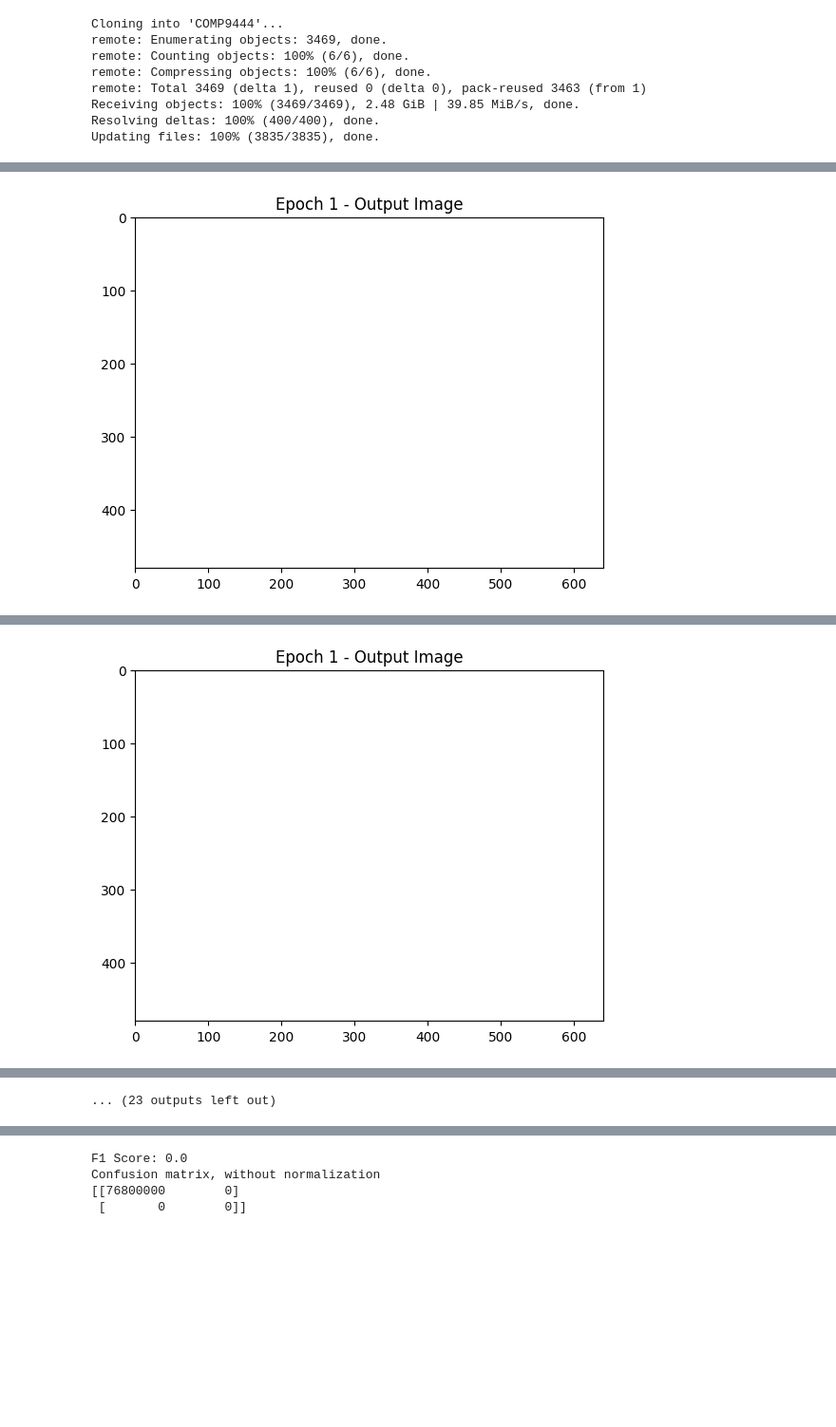
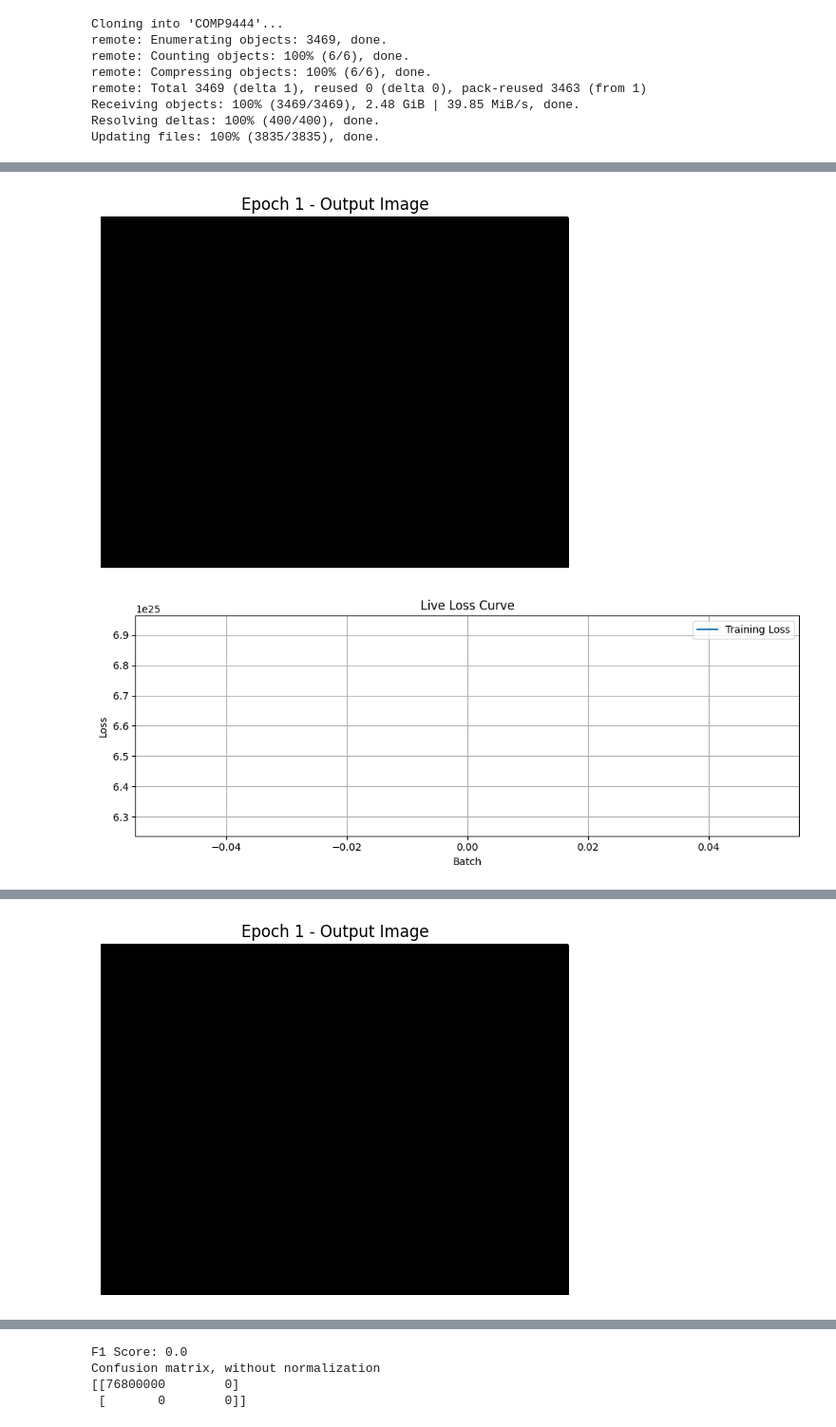
Before and after one commit to MohamadHBaydoun/COMP9444, a Jupyter notebook: main.ipynb, the cells around one changed output, grey strips where cells are left out. Shown at 95% size. Drawn from its saved outputs; the diff is of its cells as text; code cells hidden in the pictures; blank space fills up the shorter version.

```diff
--- a/main.ipynb
+++ b/main.ipynb
@@ -118,14 +124,21 @@ trainFiles = pd.read_csv("./COMP9444/train.csv", header=None)[0].tolist()[:250]
 testFiles = pd.read_csv("./COMP9444/test.csv", header=None)[0].tolist()[:250]
 
 
-def load_image(path):
+def load_image(path, isLabel=False):
     """Load an RGB image and convert to a tensor"""
     img = Image.open(path).convert('RGB')
     transform = transforms.Compose([
         transforms.Resize((480, 640)),  # Resize images
         transforms.ToTensor(),  # Convert to tensor
-        transforms.Grayscale(num_output_channels=1)
+
     ])
+    if isLabel:
+      transform = transforms.Compose([
+        transforms.Grayscale(num_output_channels=1),
+        transforms.Resize((480, 640)),  # Resize images
+        transforms.ToTensor(),  # Convert to tensor
+    ])
+      return transform(img).type(torch.float32) # This line is changed
     return transform(img)  # Apply transform
 
 class QuakeCityDataset(torch.utils.data.Dataset):
@@ -139,7 +152,7 @@ class QuakeCityDataset(torch.utils.data.Dataset):
         filename = self.file_list[idx]
         img = load_image(os.path.join(IMAGE_PATH, filename))
         # component = load_annotation("component", filename)
-        crack = load_image(os.path.join(LABEL_PATH, "crack", filename))
+        crack = load_image(os.path.join(LABEL_PATH, "crack", filename), isLabel=True)
         # spall = load_annotation("spall", filename)
         # rebar = load_annotation("rebar", filename)
         # ds = load_annotation("ds", filename)
@@ -149,7 +162,7 @@ class QuakeCityDataset(torch.utils.data.Dataset):
 
 # Create dataset and dataloader
 train_dataset = QuakeCityDataset(trainFiles)
-train_loader = torch.utils.data.DataLoader(train_dataset, batch_size=5, shuffle=True)
+train_loader = torch.utils.data.DataLoader(train_dataset, batch_size=10, shuffle=True)
 
 # Get a batch
 img_batch, label_batch = next(iter(train_loader))
@@ -184,43 +197,47 @@ visualize_sample(img_batch[0], label_batch[0])
 # %%
 # 3. Choose optimizer
 
-criterion = nn.BCEWithLogitsLoss()  # Multi-class segmentation
-optimizer = torch.optim.Adam(model.parameters(), lr=0.001)
+criterion = nn.BCEWithLogitsLoss()  # binary classification loss
+optimizer = torch.optim.Adam(model.parameters(), lr=0.0000001)
 # %%
-# 4. Train model
+import matplotlib.pyplot as plt
 
-epochs = 2
+losses = []
+epochs = 100
 
 for epoch in range(1, epochs):
-
-    for batch_id, (data,target) in enumerate(train_loader):
+    for batch_id, (data, target) in enumerate(train_loader):
         data = data.to(device)
         target = target.to(device)
 
-        optimizer.zero_grad() # zero the gradients
-        output = model(data)    # apply network (Same as model.forward(data))
-        print(output.shape)
+        optimizer.zero_grad()
+        output = model(data)
         loss = criterion(output, target)
 
-        loss.backward()       # compute gradients
-        optimizer.step()      # update weights
+        loss.backward()
+        optimizer.step()
 
-         # Print loss and statistics of output/target
+        # Save and print loss
+        losses.append(loss.item())
         print('Epoch%3d: zero_grad(): loss=%7.4f output_mean=%7.4f target_mean=%7.4f' %
               (epoch, loss.item(), output.mean().item(), target.mean().item()))
 
-        # Convert the output tensor to a NumPy array and plot the image
-        output_image = output[-1].cpu().detach().numpy()  # Get the first image in the batch
-        output_image = (output_image - output_image.min()) / (output_image.max() - output_image.min())
 
-        # Convert from (C, H, W) to (H, W, C)
-        output_image = np.transpose(output_image, (1, 2, 0))
+        # Optional: show output image too
+        output_image = output[-1].cpu().detach().numpy()
+        plt.imshow(output_image.squeeze(), cmap='gray')
+        plt.title(f"Epoch {epoch} - Output Image")
+        plt.axis('off')
+        plt.show()
 
-        # Clip values to [0, 1] range (in case of any rounding issues)
-        output_image = np.clip(output_image, 0, 1)
-
-        # Display the output image (for visualization)
-        plt.imshow(output_image)
-        plt.title(f"Epoch {epoch} - Output Image")
+                # Plot live loss curve
+        plt.figure(figsize=(10, 4))
+        plt.plot(losses, label='Training Loss')
+        plt.xlabel('Batch')
+        plt.ylabel('Loss')
+        plt.title('Live Loss Curve')
+        plt.legend()
+        plt.grid(True)
+        plt.tight_layout()
         plt.show()
 # %% [output]
@@ -229 +245,2 @@ Epoch  1: zero_grad(): loss= 0.6931 output_mean= 0.0000 target_mean= 0.0003
-[figure, old version]
+[figure, new version]
+[figure, new version]
@@ -232 +248 @@ Epoch  1: zero_grad(): loss= 0.6931 output_mean= 0.0000 target_mean= 0.0010
-[figure, old version]
+[figure, new version]
@@ -245 +250,0 @@ Epoch  1: zero_grad(): loss= 0.6931 output_mean= 0.0000 target_mean= 0.0004
-... (23 outputs left out)
```
Also changed, not shown: parts of 5 cells of this notebook.
